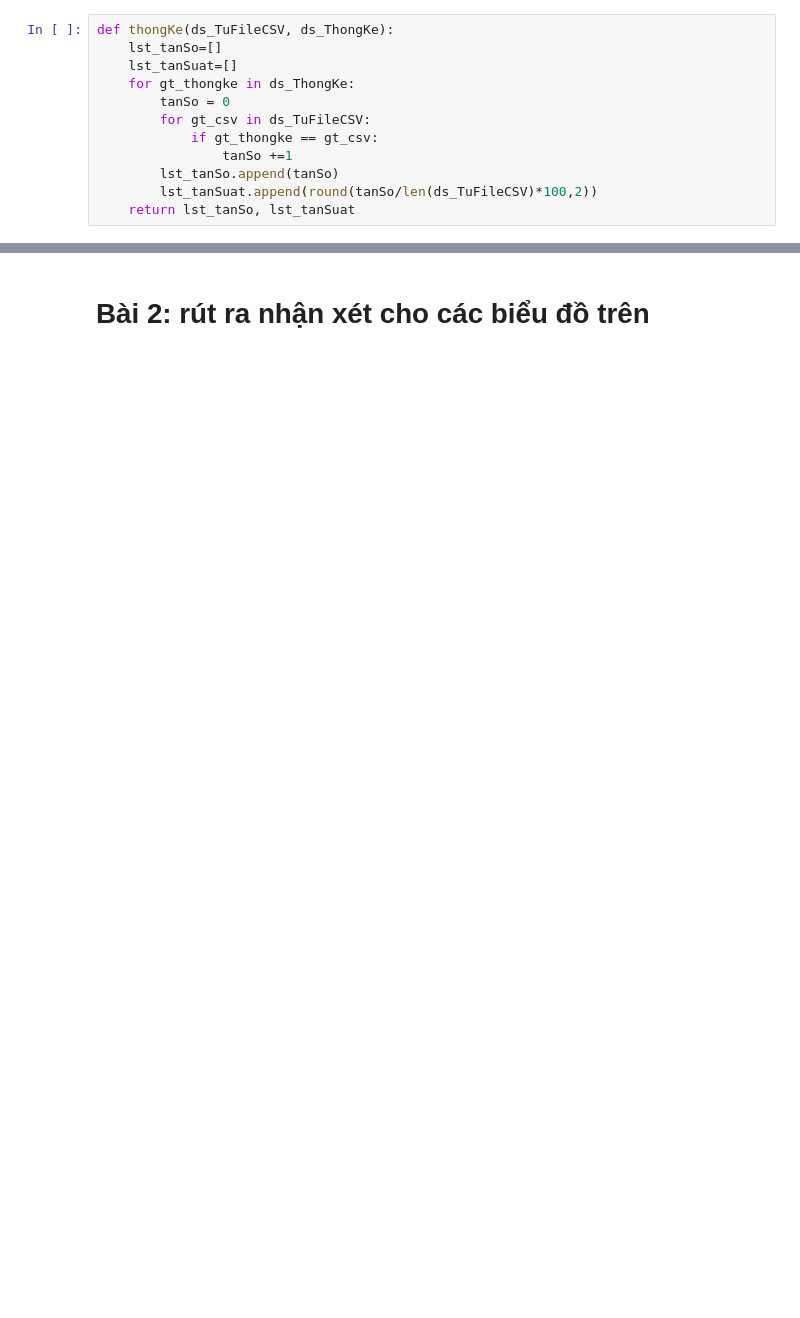
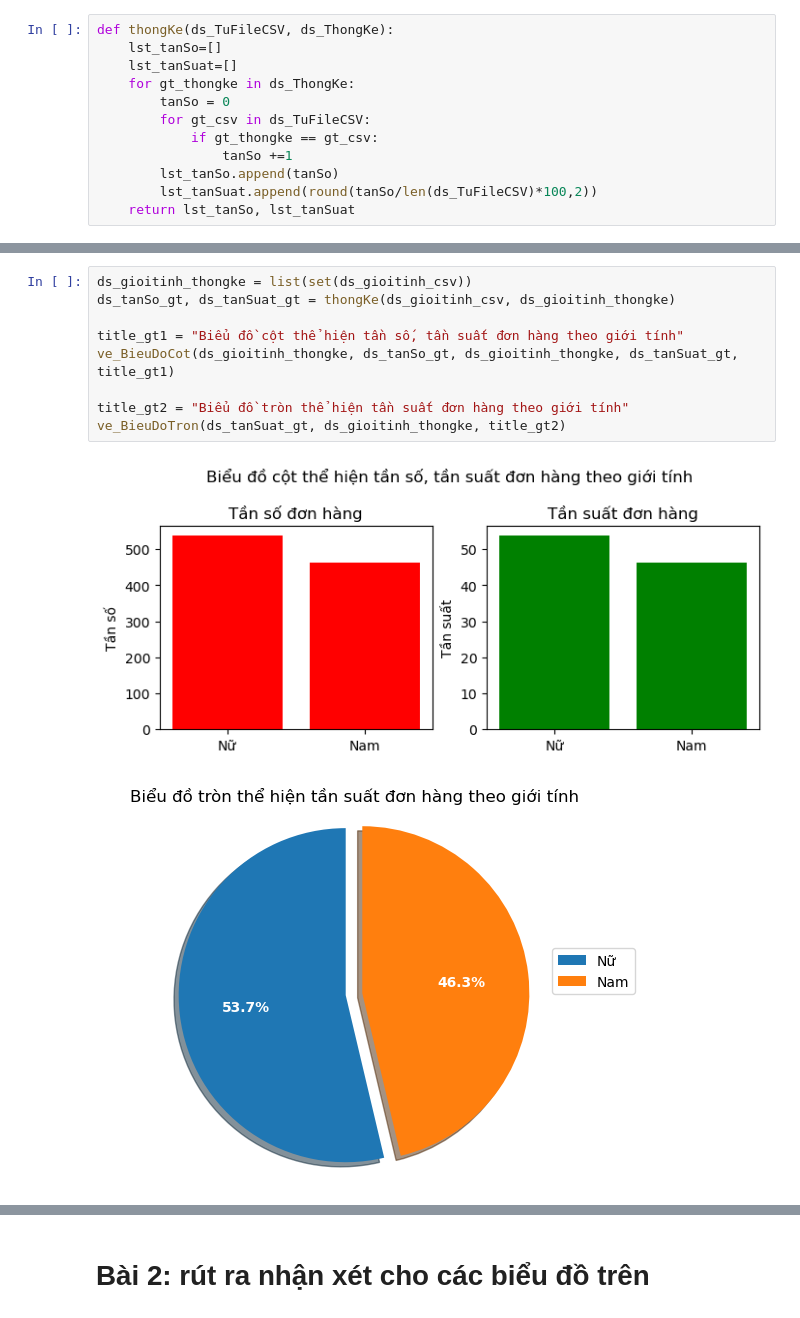
Before and after one commit to nguyenminhthuy/da-course-cybersoft, a Jupyter notebook: DA08_Wk4-2_NguyenMinhThuy.ipynb, the cells around one changed output, grey strips where cells are left out. Drawn from its saved outputs; the diff is of its cells as text; blank space fills up the shorter version.

```diff
--- a/DA08_Wk4-2_NguyenMinhThuy.ipynb
+++ b/DA08_Wk4-2_NguyenMinhThuy.ipynb
@@ -81 +84,13 @@ plt.show()
+# %%
+ds_gioitinh_thongke = list(set(ds_gioitinh_csv))
+ds_tanSo_gt, ds_tanSuat_gt = thongKe(ds_gioitinh_csv, ds_gioitinh_thongke)
+
+title_gt1 = "Biểu đồ cột thể hiện tần số, tần suất đơn hàng theo giới tính"
+ve_BieuDoCot(ds_gioitinh_thongke, ds_tanSo_gt, ds_gioitinh_thongke, ds_tanSuat_gt, title_gt1)
+
+title_gt2 = "Biểu đồ tròn thể hiện tần suất đơn hàng theo giới tính"
+ve_BieuDoTron(ds_tanSuat_gt, ds_gioitinh_thongke, title_gt2)
+# %% [output]
+[figure, added]
+[figure, added]
 # %% [markdown]
```
Also changed, not shown: parts of 14 cells of this notebook, 1 other file.
